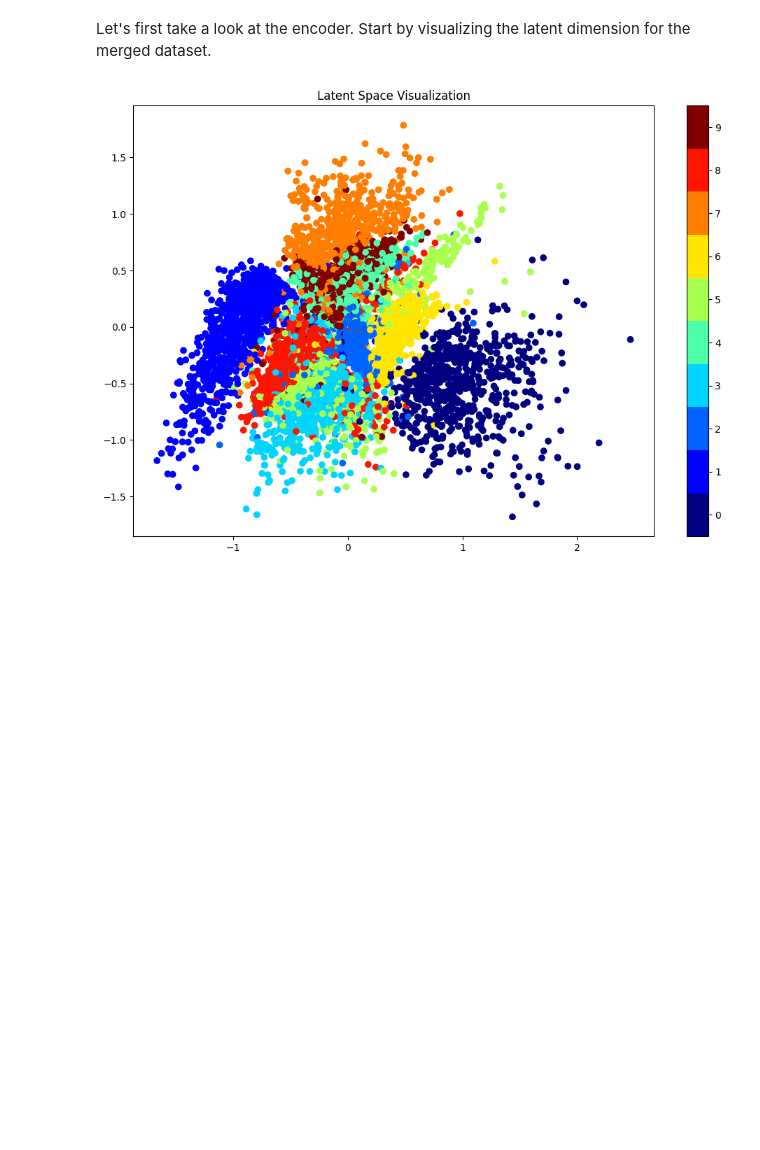
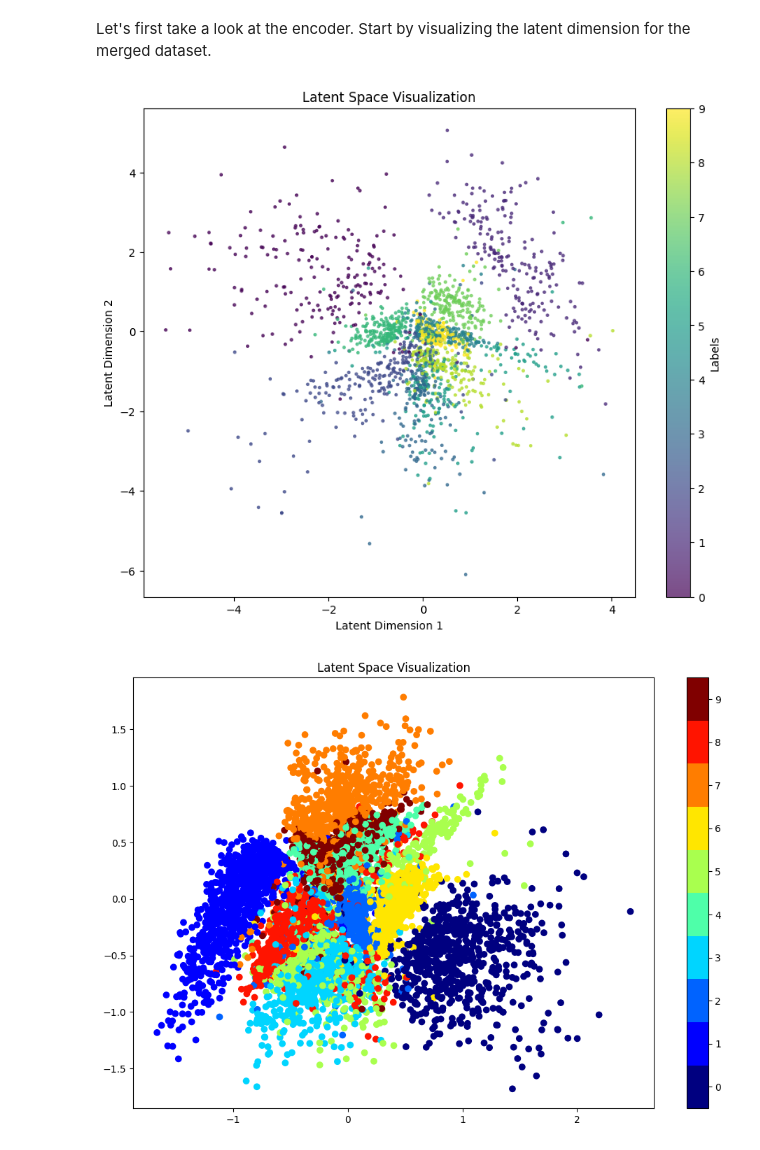
Before and after one commit to MohammadParsaTheFirst/Deep-generative-models-course, a Jupyter notebook: CHW2/DGM_HW2_Practical.ipynb, the cells around one changed output. Saved outputs shown, nothing was run; the diff lists cells and outputs as text; code cells hidden in the pictures; blank space fills up the shorter version.

```diff
--- a/CHW2/DGM_HW2_Practical.ipynb
+++ b/CHW2/DGM_HW2_Practical.ipynb
@@ -201,6 +210,5 @@ class VAE(nn.Module):
 # %%
-device = torch.device("cuda:0" if torch.cuda.is_available() else "cpu")
-
-model = VAE().to(device)
+print(device)
+model = VAE().to('cuda')
 optimizer = torch.optim.Adam(model.parameters(), lr=1e-3)
 losses = []
@@ -215,11 +227,5 @@ def loss_function(x, x_hat, mean, log_var):
 # %% [markdown]
 Now you must train your network using the loss function you defined earlier. Make sure to plot and monitor the training loss over epochs.
-# %%
-def plot_losses(losses):
-    # TODO
-    pass
-
-
-def train(model, optimizer, n_epochs=50, losses=losses):
-    # TODO
-    pass
+# %%
+device = torch.device("cuda")
+model.cuda()
@@ -225,0 +291,3 @@ def train(model, optimizer, n_epochs=50, losses=losses):
+# %%
+dataloader = merged_loader # .to("cuda")  # Assuming merged_loader is your DataLoader
+train(model, optimizer, dataloader, n_epochs=50, losses=losses)
@@ -238,3 +439,39 @@ def visualize(vae, dataloader, batch_count=30, title='Latent Space Visualization
+# %%
+import torch
+import matplotlib.pyplot as plt
+
+def visualize(vae, dataloader, batch_count=30, title='Latent Space Visualization'):
+    vae.eval()  # Set the model to evaluation mode
+    latent_vectors = []
+    labels = []
+
+    for i, (data, target) in enumerate(dataloader):
+        if i >= batch_count:
+            break
+        data = data.to(next(vae.parameters()).device)  # Corrected device assignment
+        data = data.view(-1, 784)
+
+        with torch.no_grad():
+            mu, logvar = vae.encode(data)  # Use encode to get mu and logvar
+            z = vae.reparameterization(mu, logvar)
+
+        latent_vectors.append(z.cpu())
+        labels.append(target.cpu())
+
+    latent_vectors = torch.cat(latent_vectors).numpy()
+    labels = torch.cat(labels).numpy()
+
+    plt.figure(figsize=(10, 8))
+    scatter = plt.scatter(latent_vectors[:, 0], latent_vectors[:, 1], c=labels, cmap='viridis', s=5, alpha=0.7)
+    plt.colorbar(scatter, label='Labels')
+    plt.xlabel("Latent Dimension 1")
+    plt.ylabel("Latent Dimension 2")
+    plt.title(title)
+    plt.show()
+
+visualize(model, merged_loader)
+# %% [output]
+[figure, added]
 # %%
 visualize(model, merged_loader)
 # %% [output]
```
Also changed, not shown: parts of 20 cells of this notebook.
